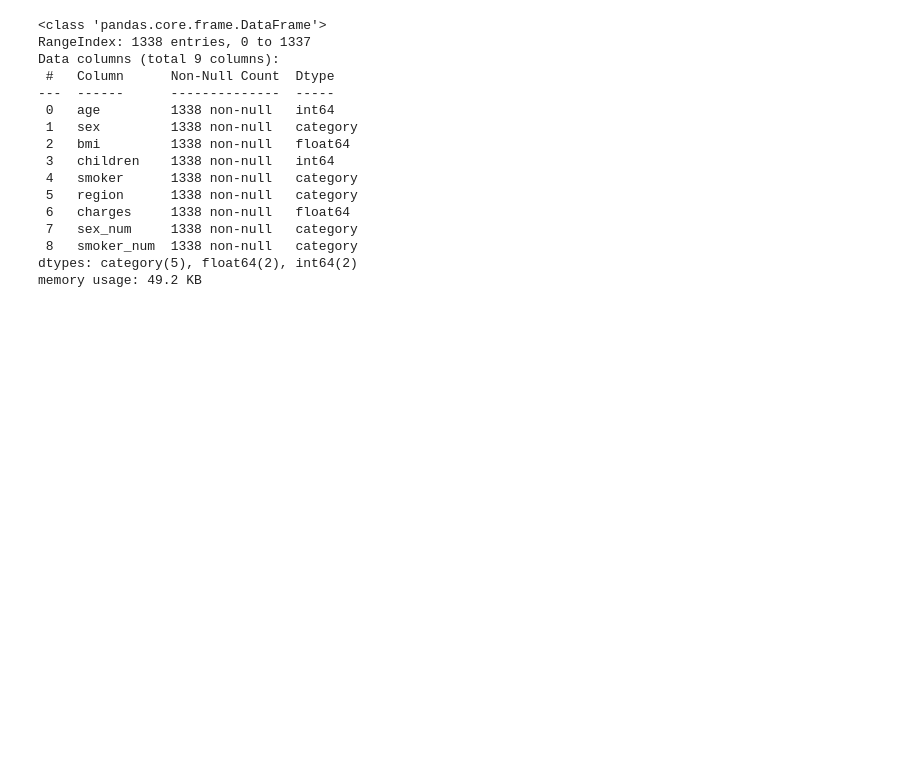
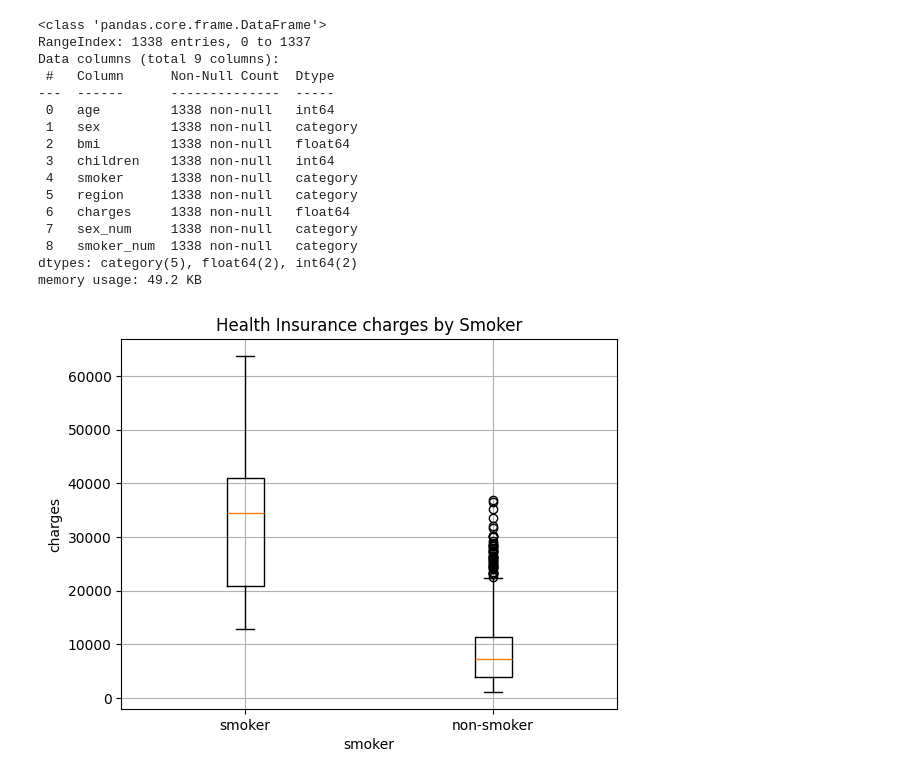
Before and after one commit to teena496/Medical-Insurance-Data-Visualization, a Jupyter notebook: Medical_Cost_Personal.ipynb, the cells around one changed output. Drawn from its saved outputs; the diff is of its cells as text; code cells hidden in the pictures; blank space fills up the shorter version.

```diff
--- a/Medical_Cost_Personal.ipynb
+++ b/Medical_Cost_Personal.ipynb
@@ -168,9 +177,12 @@ Data columns (total 9 columns):
 dtypes: category(5), float64(2), int64(2)
 memory usage: 49.2 KB
 # %%
-# plt.boxplot([df[df['sex'] == 'male']['charges'], df[df['sex'] == 'female'] ['charges'] ])
-# plt.xticks([1,2],['male','female'])
-# plt.title('Health Insurance charges by sex')
-# plt.grid()
-# plt.ylabel('charges')
-# plt.show()
+plt.boxplot([df[df['smoker'] == 'yes']['charges'], df[df['smoker'] == 'no'] ['charges'] ])
+plt.xticks([1,2],['smoker','non-smoker'])
+plt.title('Health Insurance charges by Smoker')
+plt.grid()
+plt.ylabel('charges')
+plt.xlabel('smoker')
+plt.show()
+# %% [output]
+[figure, added]
```
Also changed, not shown: parts of 3 cells of this notebook.
